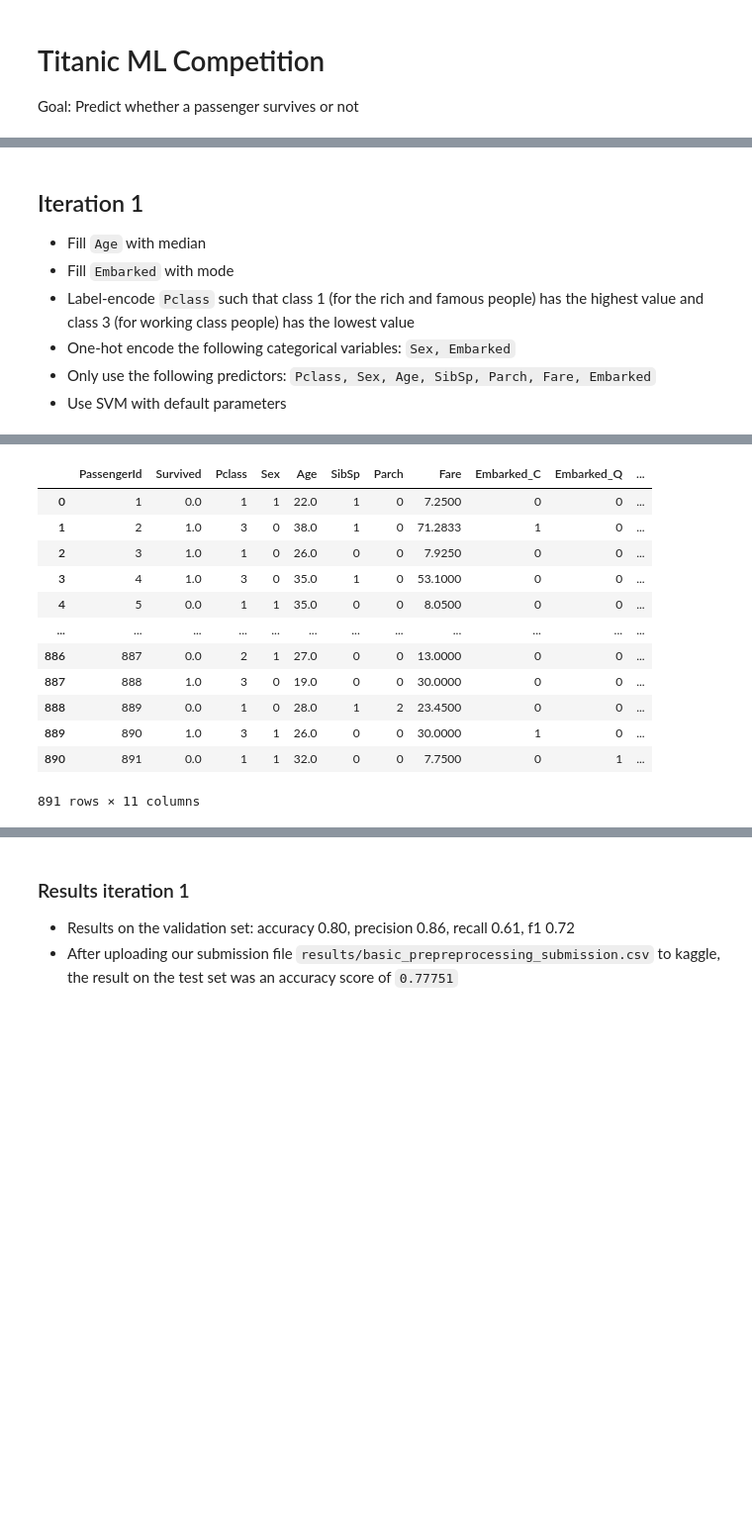
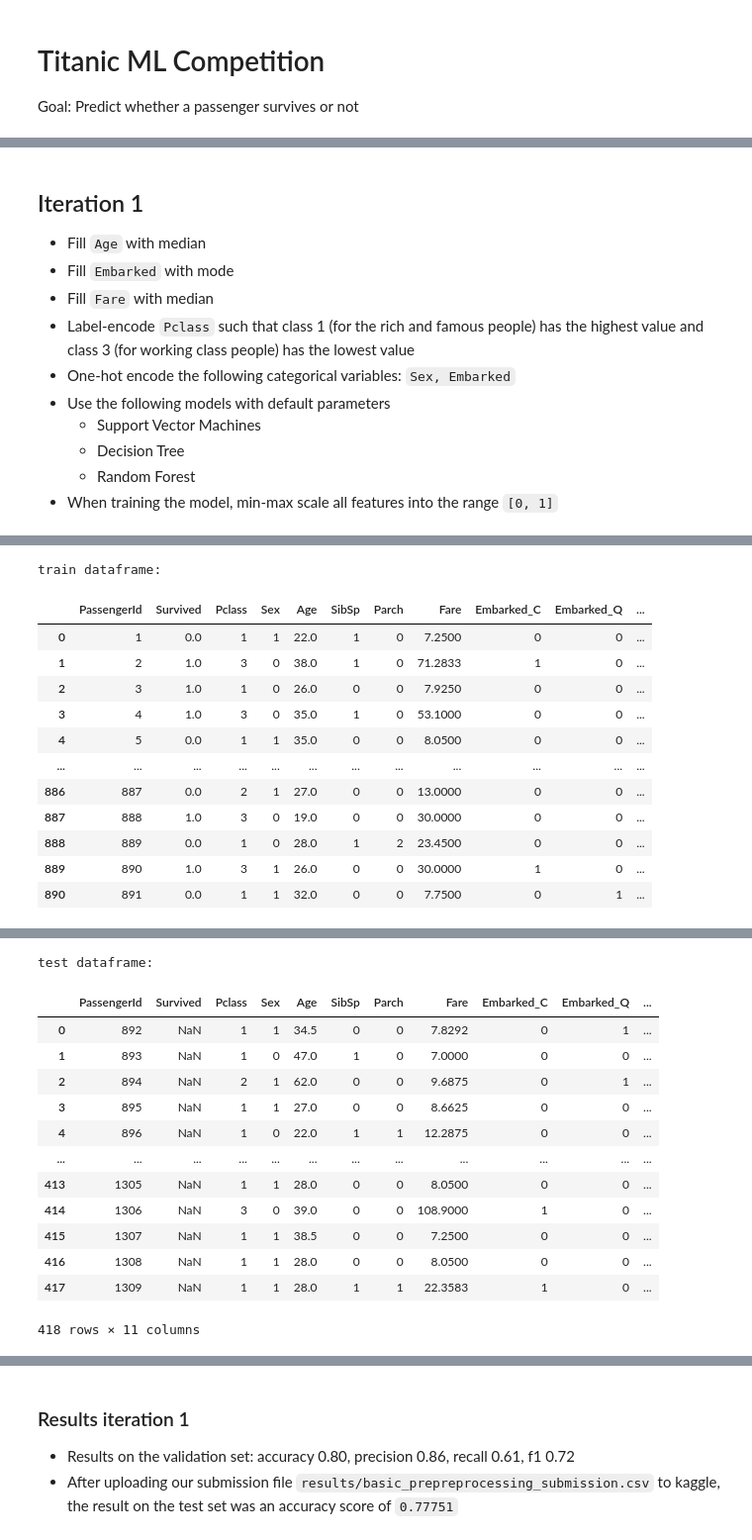
Before and after one commit to kevinsuedmersen/titanic, a Jupyter notebook: results.ipynb, the cells around one changed output, grey strips where cells are left out. Shown at 99% size. Cells and saved outputs as stored; diff of their text form; code cells hidden in the pictures; blank space fills up the shorter version.

```diff
--- a/results.ipynb
+++ b/results.ipynb
@@ -61,40 +39,38 @@ ml_pipeline.run_eda()
 ## Iteration 1
 - Fill `Age` with median
 - Fill `Embarked` with mode
+- Fill `Fare` with median
 - Label-encode `Pclass` such that class 1 (for the rich and famous people) has the highest value and class 3 (for working class people) has the lowest value
 - One-hot encode the following categorical variables: `Sex, Embarked`
-- Only use the following predictors: `Pclass, Sex, Age, SibSp, Parch, Fare, Embarked`
-- Use SVM with default parameters
+- Use the following models with default parameters
+    - Support Vector Machines
+    - Decision Tree
+    - Random Forest
+- When training the model, min-max scale all features into the range `[0, 1]`
 # %%
-# Configurations
-col_name_to_fill_method = {
+# Setup
+MISSING_VALUE_CONFIG = {
     'Age': 'median',
     'Embarked': 'mode',
     'Fare': 'median'
 }
-col_name_to_encoding = {
+ENCODING_CONFIG = {
     'Pclass': {1: 3, 2: 2, 3: 1}, # original_value: encoding_value
     'Sex': {'male': 1, 'female': 0},
     'Embarked': 'one_hot'
 }
 
-# Preprocessing
-ds.do_basic_preprocessing(col_name_to_fill_method, col_name_to_encoding)
-cols_to_drop = ['Name', 'Ticket', 'Cabin', 'Embarked']
-train_df = ds.select(cols_to_drop, mode='training')
-display(train_df)
-test_df = ds.select(cols_to_drop, mode='testing')
+MODEL_CONFIG = {
+    'svm': {'kernel': 'rbf', 'scaling_mode': 'min_max'},
+    'decision_tree': {'scaling_mode': 'min_max'},
+    'random_forest': {'scaling_mode': 'min_max'},
+}
 
-# Training, predicting and evaluating
-model = Model(
-    model_name='svm',
-    model_path='results/svm_model.pickle',
-    ground_truth='Survived',
-    id_col_name='PassengerId',
-    scaling_mode='min_max',
-    scaler_path='results/min_max_scaler.pickle',
-    kernel='rbf'
+# Iteration 1
+ml_pipeline.run(
+    missing_value_config=MISSING_VALUE_CONFIG,
+    encoding_config=ENCODING_CONFIG,
+    advanced_preprocessing=False,
+    model_config=MODEL_CONFIG
 )
-model.train_and_evaluate(train_df)
-model.gen_submission_file(test_df, submission_path='results/basic_preprocessing_submission.csv')
 # %% [output]
@@ -109,3 +85,4 @@ model.gen_submission_file(test_df, submission_path='results/basic_preprocessing_
+train dataframe:
 |  | PassengerId | Survived | Pclass | Sex | Age | SibSp | Parch | Fare | Embarked_C | Embarked_Q | ... |
 | 0 | 1 | 0.0 | 1 | 1 | 22.0 | 1 | 0 | 7.2500 | 0 | 0 | ... |
 | 1 | 2 | 1.0 | 3 | 0 | 38.0 | 1 | 0 | 71.2833 | 1 | 0 | ... |
@@ -118,4 +95,3 @@ model.gen_submission_file(test_df, submission_path='results/basic_preprocessing_
 | 888 | 889 | 0.0 | 1 | 0 | 28.0 | 1 | 2 | 23.4500 | 0 | 0 | ... |
 | 889 | 890 | 1.0 | 3 | 1 | 26.0 | 0 | 0 | 30.0000 | 1 | 0 | ... |
 | 890 | 891 | 0.0 | 1 | 1 | 32.0 | 0 | 0 | 7.7500 | 0 | 1 | ... |
-891 rows × 11 columns
@@ -129,0 +99,14 @@ model.gen_submission_file(test_df, submission_path='results/basic_preprocessing_
+test dataframe:
+|  | PassengerId | Survived | Pclass | Sex | Age | SibSp | Parch | Fare | Embarked_C | Embarked_Q | ... |
+| 0 | 892 | NaN | 1 | 1 | 34.5 | 0 | 0 | 7.8292 | 0 | 1 | ... |
+| 1 | 893 | NaN | 1 | 0 | 47.0 | 1 | 0 | 7.0000 | 0 | 0 | ... |
+| 2 | 894 | NaN | 2 | 1 | 62.0 | 0 | 0 | 9.6875 | 0 | 1 | ... |
+| 3 | 895 | NaN | 1 | 1 | 27.0 | 0 | 0 | 8.6625 | 0 | 0 | ... |
+| 4 | 896 | NaN | 1 | 0 | 22.0 | 1 | 1 | 12.2875 | 0 | 0 | ... |
+| ... | ... | ... | ... | ... | ... | ... | ... | ... | ... | ... | ... |
+| 413 | 1305 | NaN | 1 | 1 | 28.0 | 0 | 0 | 8.0500 | 0 | 0 | ... |
+| 414 | 1306 | NaN | 3 | 0 | 39.0 | 0 | 0 | 108.9000 | 1 | 0 | ... |
+| 415 | 1307 | NaN | 1 | 1 | 38.5 | 0 | 0 | 7.2500 | 0 | 0 | ... |
+| 416 | 1308 | NaN | 1 | 1 | 28.0 | 0 | 0 | 8.0500 | 0 | 0 | ... |
+| 417 | 1309 | NaN | 1 | 1 | 28.0 | 1 | 1 | 22.3583 | 1 | 0 | ... |
+418 rows × 11 columns
```
Also changed, not shown: parts of 6 cells of this notebook, 3 other files.
